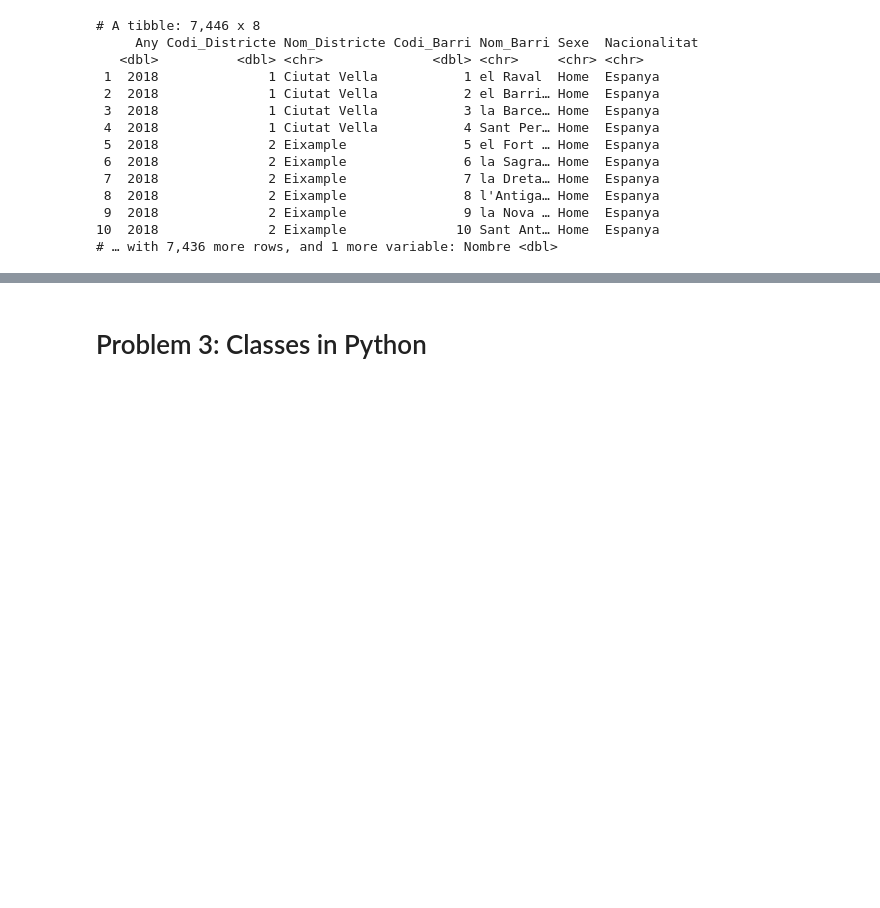
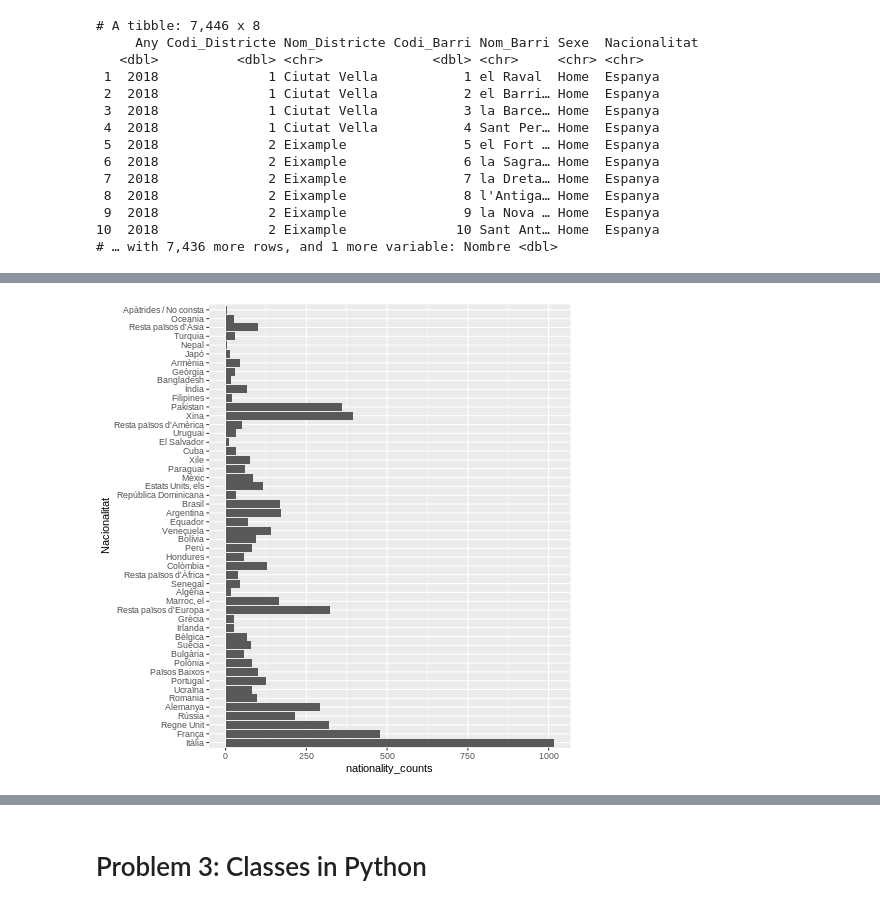
Before and after one commit to shhirl/computing-brushup-exam, a Jupyter notebook: brushup-exam-before.ipynb, the cells around one changed output, grey strips where cells are left out. Cells and saved outputs as stored; diff of their text form; code cells hidden in the pictures; blank space fills up the shorter version.

```diff
--- a/brushup-exam-before.ipynb
+++ b/brushup-exam-before.ipynb
@@ -67,7 +63,7 @@ barris
 %%R
 
 # Let's manually convert a few columns into factors.
-barris %>% mutate(Nom_Barri = parse_factor(Nom_Barri, NULL),
+n<- barris %>% mutate(Nom_Barri = parse_factor(Nom_Barri, NULL),
                   Sexe = parse_factor(Sexe, NULL),
                   Nacionalitat = parse_factor(Nacionalitat, NULL))
 
@@ -88,0 +140,10 @@ barris %>% mutate(Nom_Barri = parse_factor(Nom_Barri, NULL),
+# %%
+%%R
+
+new_df <- filter(n, Nom_Barri =='el Poblenou' & Nacionalitat!='Espanya') %>%
+group_by(Nacionalitat) %>%
+summarize(nationality_counts = sum(Nombre))
+
+
+
+new_df
@@ -88,0 +165,6 @@ barris %>% mutate(Nom_Barri = parse_factor(Nom_Barri, NULL),
+# %%
+%%R
+
+ggplot(new_df, aes(x=Nacionalitat, y=nationality_counts)) + geom_col() + coord_flip()
+# %% [output]
+[figure, added]
```
Also changed, not shown: parts of 11 cells of this notebook.
